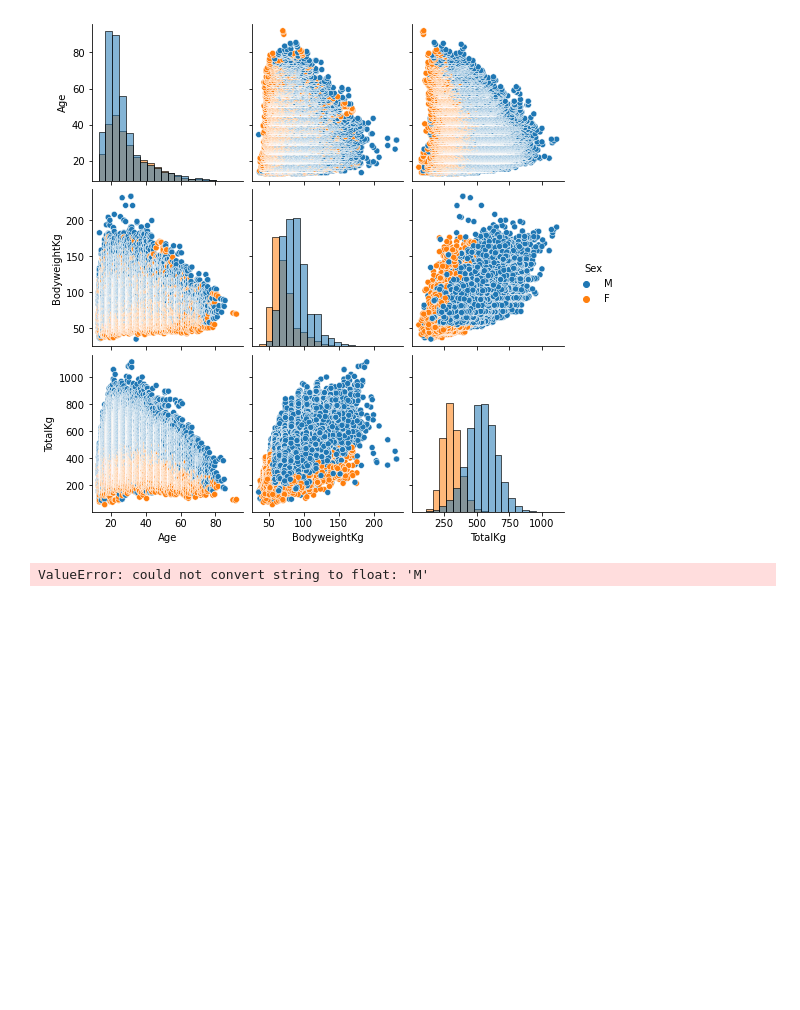
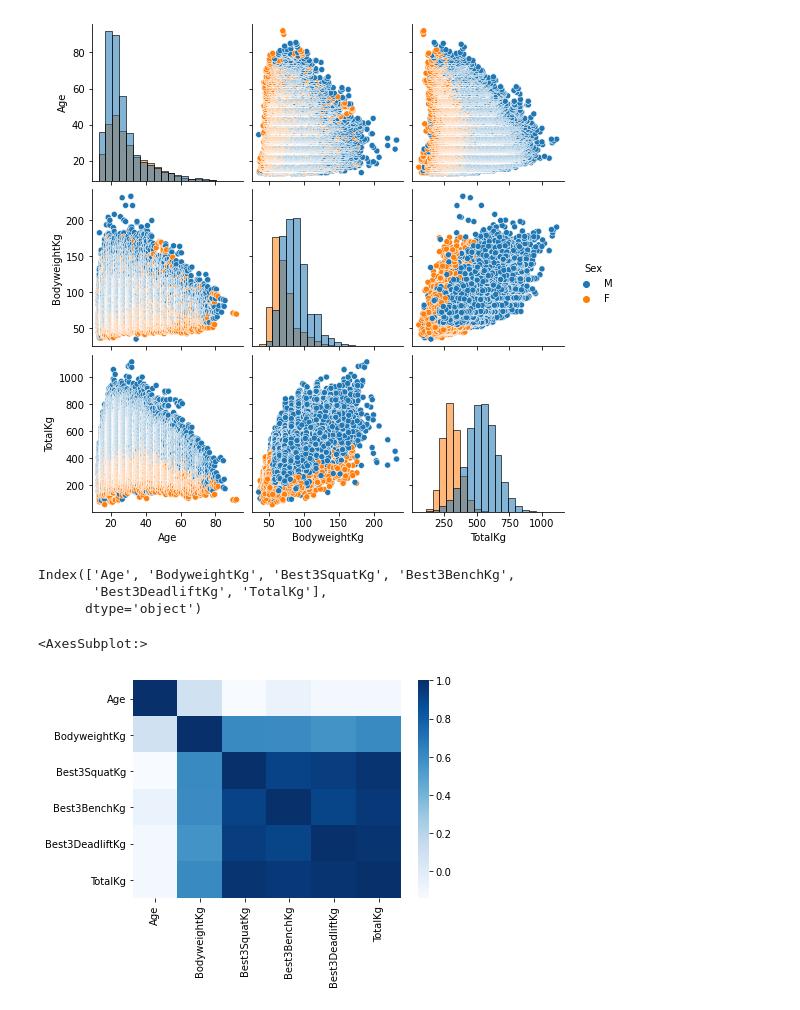
Before and after one commit to jjz17/Natural-Strength, a Jupyter notebook: notebooks/eda.ipynb, the cells around one changed output. Saved outputs shown, nothing was run; the diff lists cells and outputs as text; code cells hidden in the pictures; blank space fills up the shorter version.

Commit message:
Producing visualizations

```diff
--- a/notebooks/eda.ipynb
+++ b/notebooks/eda.ipynb
@@ -70,7 +70,13 @@ sns.pairplot(data, vars = relevant_cols, hue = 'Sex', diag_kind = 'hist',
 [figure]
 # %%
 numeric_cols = data.select_dtypes('number').columns
+numeric_cols
+# %% [output]
+Index(['Age', 'BodyweightKg', 'Best3SquatKg', 'Best3BenchKg',
+       'Best3DeadliftKg', 'TotalKg'],
+      dtype='object')
 # %%
-sns.heatmap(data)
+sns.heatmap(data[numeric_cols].corr(), cmap='Blues')
 # %% [output]
-ValueError: could not convert string to float: 'M'
+<AxesSubplot:>
+[figure, added]
```
Also changed, not shown: parts of 2 cells of this notebook.
